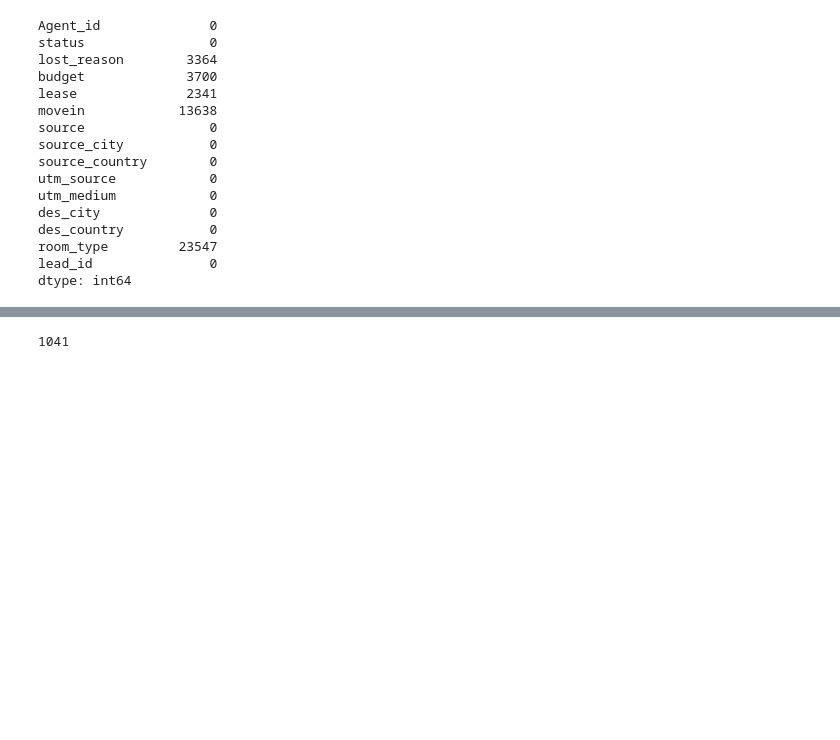
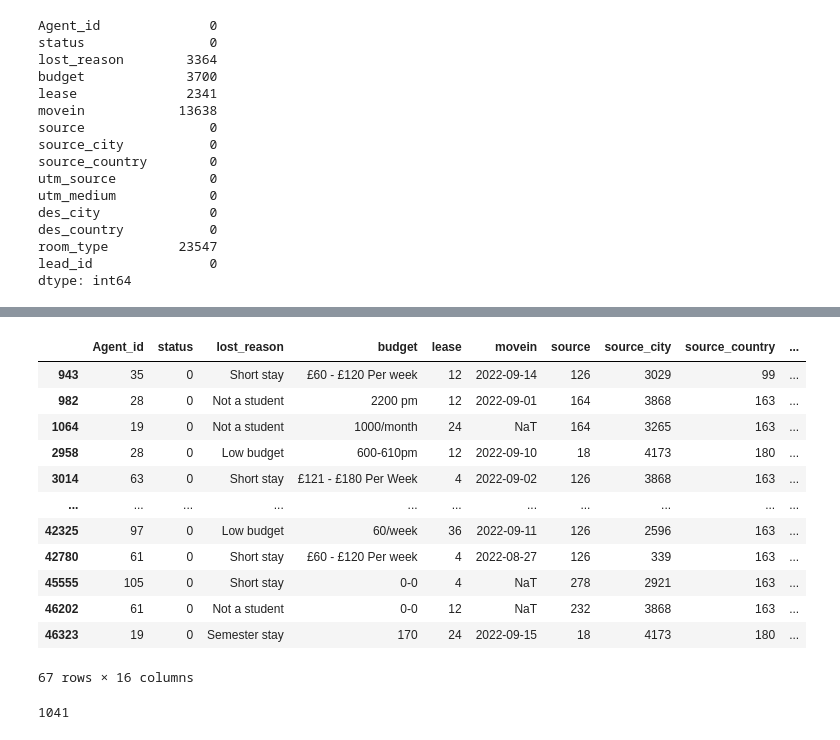
Before and after one commit to Shruti-Agrawal28/lead-score_model, a Jupyter notebook: lead scoring model.ipynb, the cells around one changed output, grey strips where cells are left out. Saved outputs shown, nothing was run; the diff lists cells and outputs as text; code cells hidden in the pictures; blank space fills up the shorter version.

```diff
--- a/lead scoring model.ipynb
+++ b/lead scoring model.ipynb
@@ -145,4 +143,4 @@ df.loc[df["lease"].str.contains("whole year",na= False, flags= re.IGNORECASE), "
 df.loc[df["lease"].str.contains("full course",na= False, flags= re.IGNORECASE), "lease"] = "52 weeks"
 df.loc[df["lease"].str.contains("academic",na= False, flags= re.IGNORECASE), "lease"] = "52 weeks"
 # %%
-a["lease"] = df[df["lease"].str.endswith(("month", "m","mnth"))]
+b = df[df["lease"].str.endswith(("month","mnth","months","m"), na=False)]
@@ -161,0 +147,3 @@ df["lease"].nunique()
+# %%
+b[["start", "end"]] = b["lease"].str.split(" ", expand=True)
+b = b.drop("end", axis=1)
@@ -161,0 +161,6 @@ df["lease"].nunique()
+# %%
+b["start"] = b["start"].str.replace("long", "12")
+b["start"] = b["start"].str.replace("pm","")
+b["start"] = b["start"].str.replace("months","")
+b["start"] = b["start"].str.replace("m","")
+b["start"] = b["start"].str.replace("-", "+")
@@ -161,0 +203,18 @@ df["lease"].nunique()
+# %%
+b["lease"] = (b["start"].astype(int)) * 4
+b["lease"] = b["lease"].replace(2100, 0)
+b
+# %% [output]
+|  | Agent_id | status | lost_reason | budget | lease | movein | source | source_city | source_country | ... |
+| 943 | 35 | 0 | Short stay | £60 - £120 Per week | 12 | 2022-09-14 | 126 | 3029 | 99 | ... |
+| 982 | 28 | 0 | Not a student | 2200 pm | 12 | 2022-09-01 | 164 | 3868 | 163 | ... |
+| 1064 | 19 | 0 | Not a student | 1000/month | 24 | NaT | 164 | 3265 | 163 | ... |
+| 2958 | 28 | 0 | Low budget | 600-610pm | 12 | 2022-09-10 | 18 | 4173 | 180 | ... |
+| 3014 | 63 | 0 | Short stay | £121 - £180 Per Week | 4 | 2022-09-02 | 126 | 3868 | 163 | ... |
+| ... | ... | ... | ... | ... | ... | ... | ... | ... | ... | ... |
+| 42325 | 97 | 0 | Low budget | 60/week | 36 | 2022-09-11 | 126 | 2596 | 163 | ... |
+| 42780 | 61 | 0 | Short stay | £60 - £120 Per week | 4 | 2022-08-27 | 126 | 339 | 163 | ... |
+| 45555 | 105 | 0 | Short stay | 0-0 | 4 | NaT | 278 | 2921 | 163 | ... |
+| 46202 | 61 | 0 | Not a student | 0-0 | 12 | NaT | 232 | 3868 | 163 | ... |
+| 46323 | 19 | 0 | Semester stay | 170 | 24 | 2022-09-15 | 18 | 4173 | 180 | ... |
+67 rows × 16 columns
```
Also changed, not shown: parts of 54 cells of this notebook, 1 other file.
